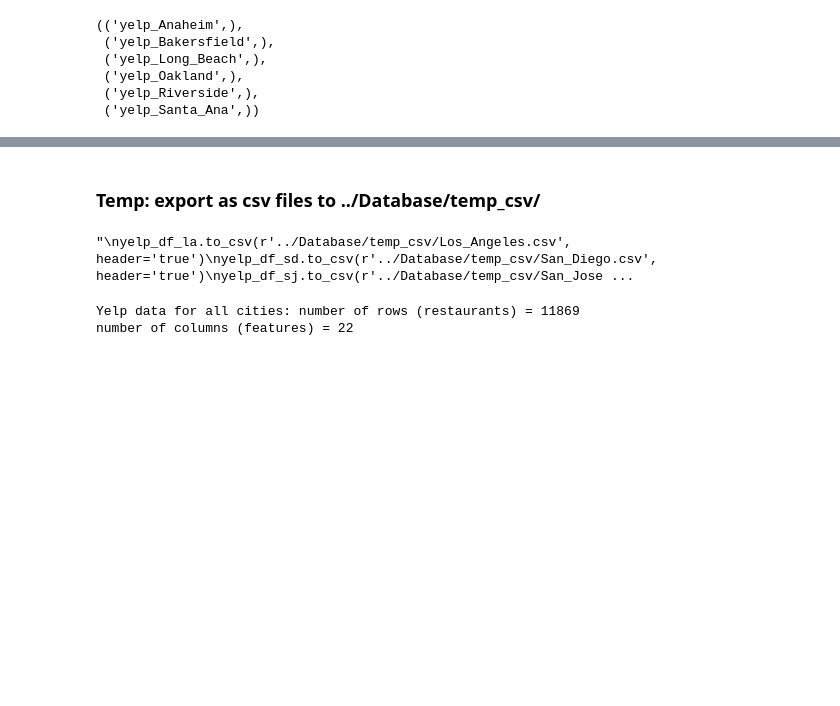
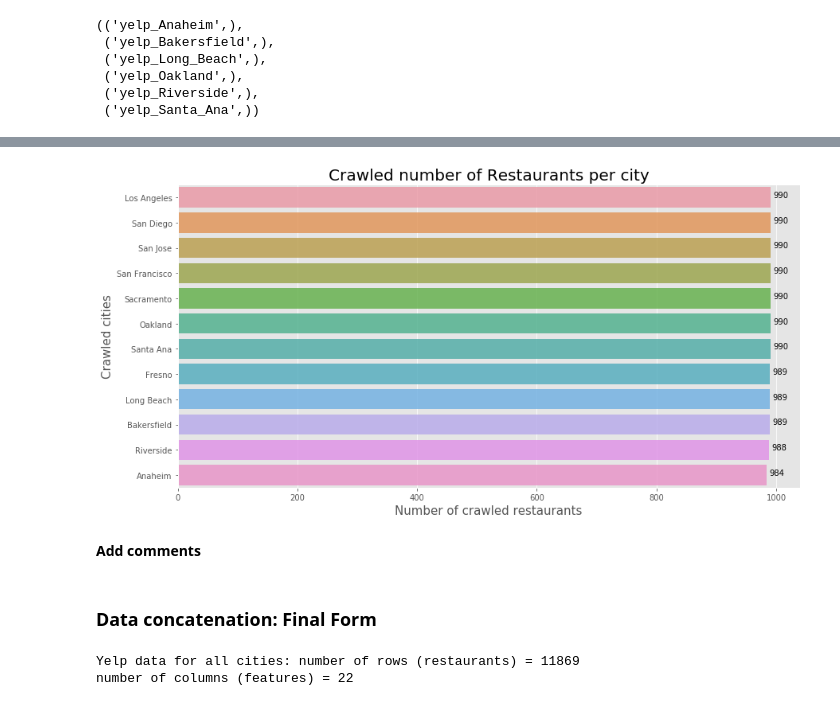
Before and after one commit to Chenghan-Sun/AdvDS-Analysis, a Jupyter notebook: Notebooks/Main_notebook.ipynb, the cells around one changed output, grey strips where cells are left out. Saved outputs shown, nothing was run; the diff lists cells and outputs as text; code cells hidden in the pictures; blank space fills up the shorter version.

```diff
--- a/Notebooks/Main_notebook.ipynb
+++ b/Notebooks/Main_notebook.ipynb
@@ -331,19 +270,0 @@ number of columns (features) = 22
-# %% [markdown]
-### Temp: export as csv files to ../Database/temp_csv/
-# %%
-"""
-yelp_df_la.to_csv(r'../Database/temp_csv/Los_Angeles.csv', header='true')
-yelp_df_sd.to_csv(r'../Database/temp_csv/San_Diego.csv', header='true')
-yelp_df_sj.to_csv(r'../Database/temp_csv/San_Jose.csv', header='true')
-yelp_df_sf.to_csv(r'../Database/temp_csv/San_Francisco.csv', header='true')
-yelp_df_fr.to_csv(r'../Database/temp_csv/Fresno.csv', header='true')
-yelp_df_sc.to_csv(r'../Database/temp_csv/Sacramento.csv', header='true')
-yelp_df_lb.to_csv(r'../Database/temp_csv/Long_Beach.csv', header='true')
-yelp_df_ok.to_csv(r'../Database/temp_csv/Oakland.csv', header='true')
-yelp_df_bf.to_csv(r'../Database/temp_csv/Bakersfield.csv', header='true')
-yelp_df_ah.to_csv(r'../Database/temp_csv/Anaheim.csv', header='true')
-yelp_df_sa.to_csv(r'../Database/temp_csv/Santa_Ana.csv', header='true')
-yelp_df_rs.to_csv(r'../Database/temp_csv/Riverside.csv', header='true')
-"""
-# %% [output]
-"\nyelp_df_la.to_csv(r'../Database/temp_csv/Los_Angeles.csv', header='true')\nyelp_df_sd.to_csv(r'../Database/temp_csv/San_Diego.csv', header='true')\nyelp_df_sj.to_csv(r'../Database/temp_csv/San_Jose ...
@@ -350,3 +279,23 @@ yelp_df_rs.to_csv(r'../Database/temp_csv/Riverside.csv', header='true')
+# %%
+plt.figure(figsize=(14, 7))
+ax = sns.barplot(x=comp_df.Restaurants_number, y=comp_df.Cities, alpha=0.8)
+plt.title("Crawled number of Restaurants per city", fontsize=20)
+plt.ylabel('Crawled cities', fontsize=15)
+plt.xlabel('Number of crawled restaurants', fontsize=15)
+
+# adding the text labels
+rects = ax.patches
+labels = comp_df.Restaurants_number.values
+for rect, label in zip(rects, labels):
+    height = rect.get_height()
+    ax.text(rect.get_x() + rect.get_width() + 5, height/2 + rect.get_y(), label, ha='left')
+plt.show()
+# %% [output]
+[figure, added]
+# %% [markdown]
+**Add comments**
+# %% [markdown]
+### Data concatenation: Final Form
 # %%
 # Data concatenation
 yelp_df_all = pd.concat([yelp_df_la, yelp_df_sd, yelp_df_sj, yelp_df_sf,
```
Also changed, not shown: parts of 28 cells of this notebook.
